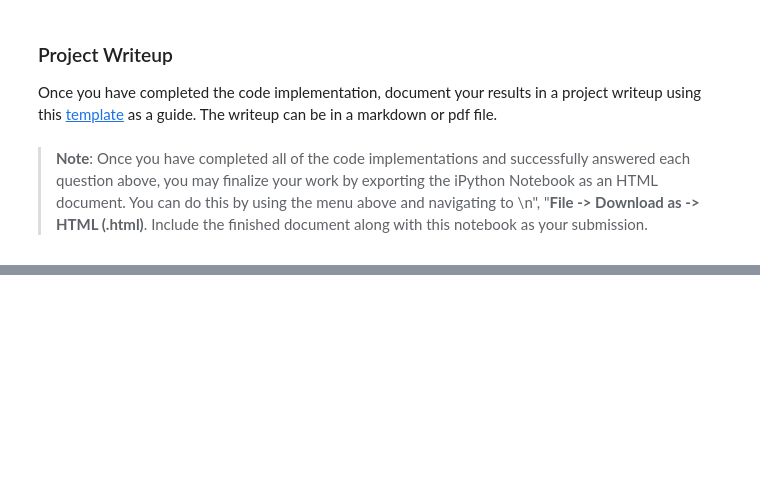
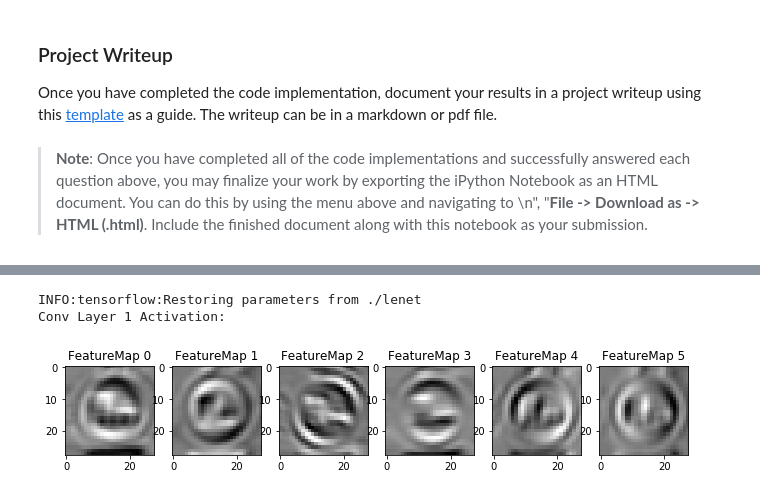
Before and after one commit to PR4S4D/traffic-sign-classifier, a Jupyter notebook: Traffic_Sign_Classifier.ipynb, the cells around one changed output, grey strips where cells are left out. Saved outputs shown, nothing was run; the diff lists cells and outputs as text; code cells hidden in the pictures; blank space fills up the shorter version.

```diff
--- a/Traffic_Sign_Classifier.ipynb
+++ b/Traffic_Sign_Classifier.ipynb
@@ -601,3 +658,18 @@ def outputFeatureMap(image_input, tf_activation, activation_min=-1, activation_m
             plt.imshow(activation[0,:,:, featuremap], interpolation="nearest", vmin=activation_min, cmap="gray")
         else:
             plt.imshow(activation[0,:,:, featuremap], interpolation="nearest", cmap="gray")
+# %%
+image_input = X_train[11]
+
+with tf.Session() as sess:
+    saver.restore(sess, tf.train.latest_checkpoint('.'))
+    image_input = image_input.reshape(1,32,32,1)
+
+    #print(sess.get_)
+    conv_layer_1_visual = sess.graph.get_tensor_by_name('Conv2D_2:0')
+    outputFeatureMap(image_input,conv_layer_1_visual)
+    print("Conv Layer 1 Activation: ")
+# %% [output]
+INFO:tensorflow:Restoring parameters from ./lenet
+Conv Layer 1 Activation:
+[figure, added]
```
Also changed, not shown: parts of 10 cells of this notebook.
